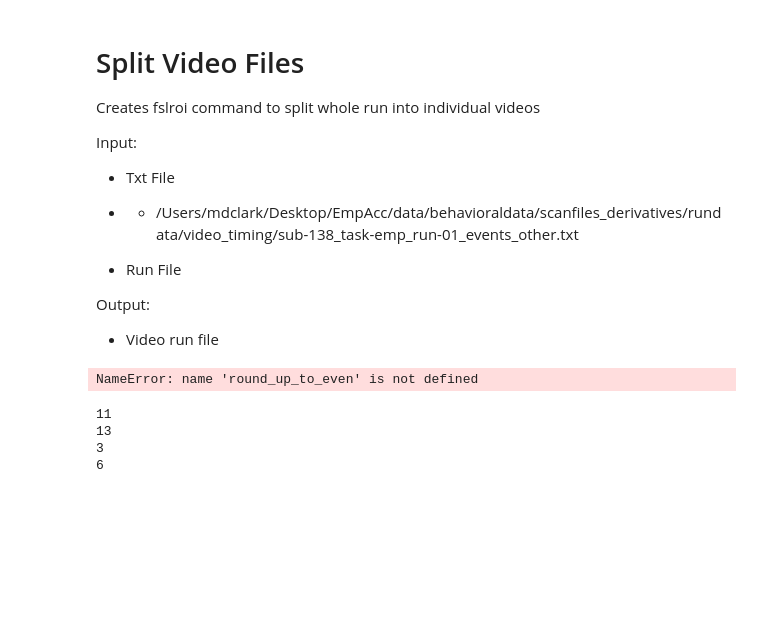
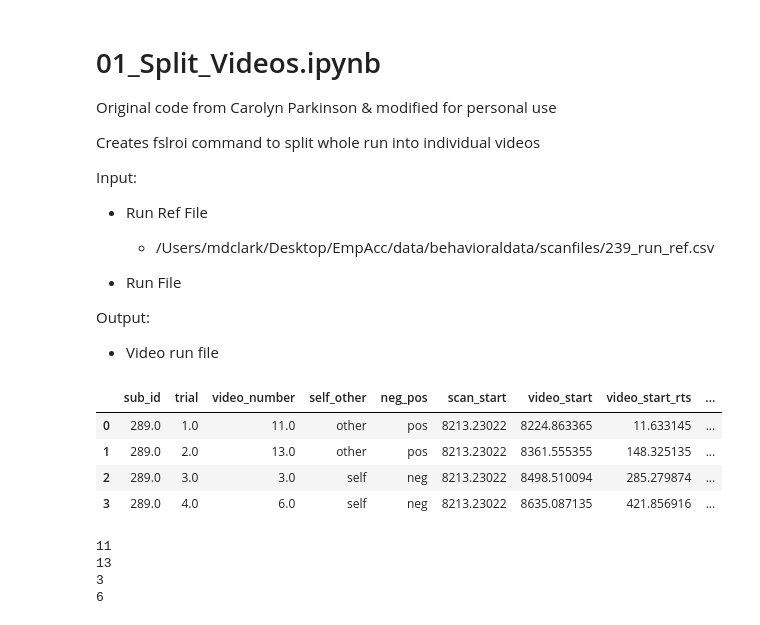
Before and after one commit to Marissa-Clark/EmpathicAccuracy_ISC, a Jupyter notebook: 01_Split_Videos.ipynb, the cells around one changed output. Drawn from its saved outputs; the diff is of its cells as text; code cells hidden in the pictures; blank space fills up the shorter version.

```diff
--- a/01_Split_Videos.ipynb
+++ b/01_Split_Videos.ipynb
@@ -1,3 +1,21 @@
+# %% [markdown]
+# 01_Split_Videos.ipynb
+
+Original code from Carolyn Parkinson & modified for personal use
+
+Creates fslroi command to split whole run into individual videos
+
+Input:
+
+* Run Ref File
+
+    *  /Users/mdclark/Desktop/EmpAcc/data/behavioraldata/scanfiles/239_run_ref.csv
+
+* Run File
+
+Output:
+
+* Video run file
 # %%
 import os
 import subprocess
@@ -20,33 +38,28 @@ import math
 
 def round_up_to_even(f):
     return math.ceil(f / 2.) * 2
-# %% [markdown]
-# Split Video Files
-
-Creates fslroi command to split whole run into individual videos
-
-Input:
-
-* Txt File
-
-* * /Users/mdclark/Desktop/EmpAcc/data/behavioraldata/scanfiles_derivatives/rundata/video_timing/sub-138_task-emp_run-01_events_other.txt
-
-* Run File
-
-Output:
-
-* Video run file
+# %%
+sub = "289"
+subject = "sub-" + sub
+
+data_filepath = os.path.join("/Users/mdclark/Desktop/ISCAnalysis/data/fmri/ts/nifti/", subject)
+run_ref_filepath = "/Users/mdclark/Desktop/EmpAcc/data/behavioraldata/scanfiles/" + sub + "_run_ref.csv"
+
+run_ref = pd.DataFrame.from_csv(run_ref_filepath)
+run_ref = run_ref[run_ref.run == 1]
+run_ref
+
+
+#video_start_time = [11, 148, 285, 421]
+#video_start_tr = [round_up_to_even(x)/2 + 3 - start for x in video_start_time]
+#video_start_tr
+# %% [output]
+|  | sub_id | trial | video_number | self_other | neg_pos | scan_start | video_start | video_start_rts | ... |
+| 0 | 289.0 | 1.0 | 11.0 | other | pos | 8213.23022 | 8224.863365 | 11.633145 | ... |
+| 1 | 289.0 | 2.0 | 13.0 | other | pos | 8213.23022 | 8361.555355 | 148.325135 | ... |
+| 2 | 289.0 | 3.0 | 3.0 | self | neg | 8213.23022 | 8498.510094 | 285.279874 | ... |
+| 3 | 289.0 | 4.0 | 6.0 | self | neg | 8213.23022 | 8635.087135 | 421.856916 | ... |
 # %%
-subject = "sub-289"
-
-
-
-
-data_filepath = os.path.join("/Users/mdclark/Desktop/ISCAnalysis/data/fmri/ts/nifti/", subject)
-
-video_start_time = [11, 148, 285, 421]
-video_start_tr = [round_up_to_even(x)/2 + 3 - start for x in video_start_time]
-
 for index, video in enumerate([11, 13, 3, 6]):
 
     run_filename = "sub-289_task-emp_run-01_bold.nii"
@@ -65,8 +78,6 @@ for index, video in enumerate([11, 13, 3, 6]):
           {duration}""").format(bold_input_filename=bold_input_filename, bold_output_filename=bold_output_filename, start=start, duration=duration)
     sh(sh_cmd)
     print(sh_cmd)
-# %% [output]
-NameError: name 'round_up_to_even' is not defined
 # %%
 for video in [11, 13, 3, 6]:
     print(video)
```
Also changed, not shown: parts of 1 cell of this notebook.
